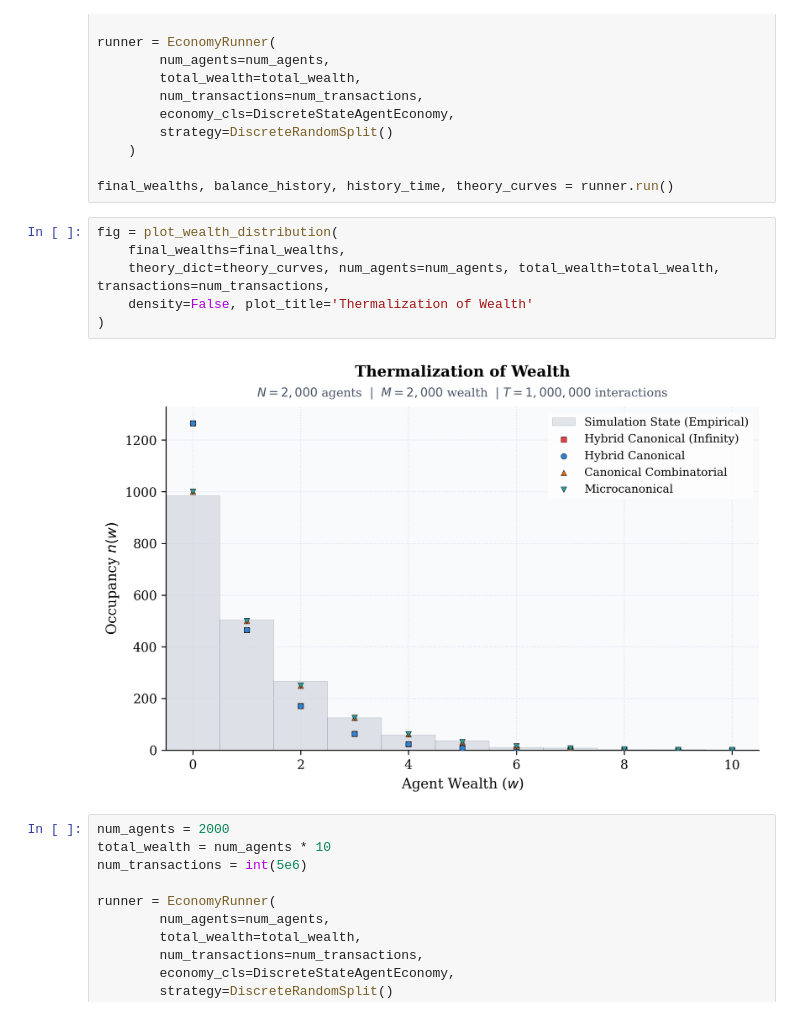
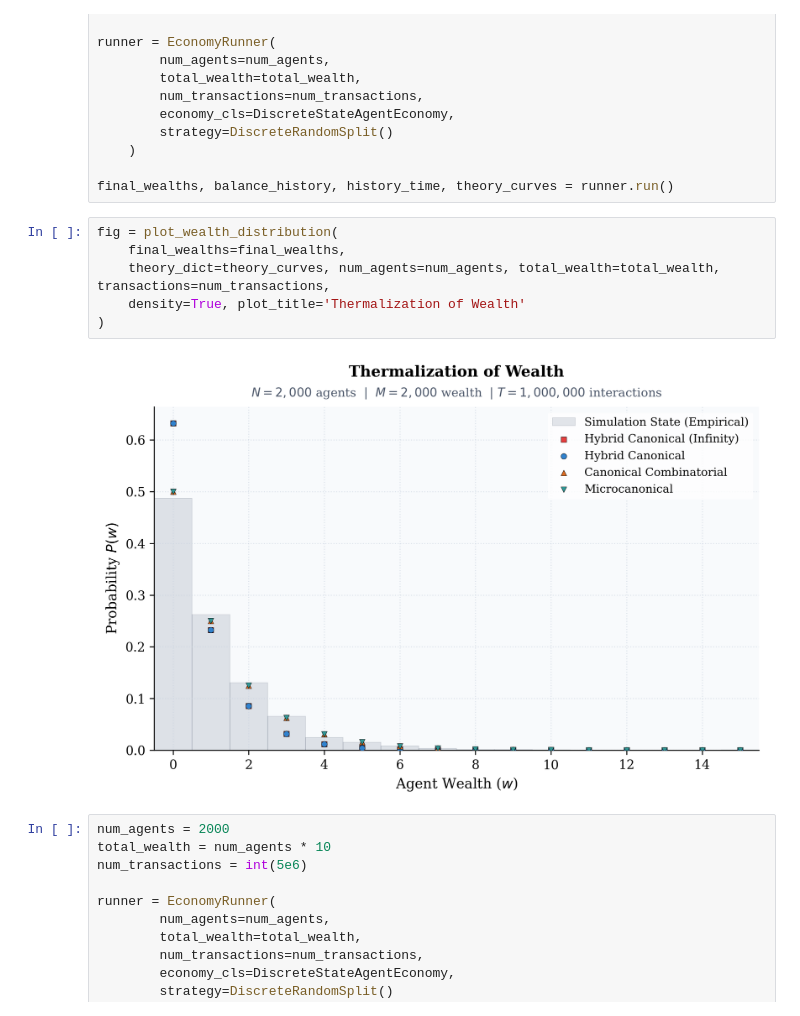
Before and after one commit to apsket/wealth-distribution-econophysics, a Jupyter notebook: notebooks/01_micro_economy_quantized.ipynb, the cells around one changed output. Drawn from its saved outputs; the diff is of its cells as text.

```diff
--- a/notebooks/01_micro_economy_quantized.ipynb
+++ b/notebooks/01_micro_economy_quantized.ipynb
@@ -198,11 +226,11 @@ final_wealths, balance_history, history_time, theory_curves = runner.run()
 # %%
 fig = plot_wealth_distribution(
     final_wealths=final_wealths,
     theory_dict=theory_curves, num_agents=num_agents, total_wealth=total_wealth, transactions=num_transactions,
-    density=False, plot_title='Thermalization of Wealth'
+    density=True, plot_title='Thermalization of Wealth'
 )
 # %% [output]
-[figure, old version]
+[figure, new version]
 # %%
 num_agents = 2000
 total_wealth = num_agents * 10
```
Also changed, not shown: parts of 20 cells of this notebook, 7 other files.
